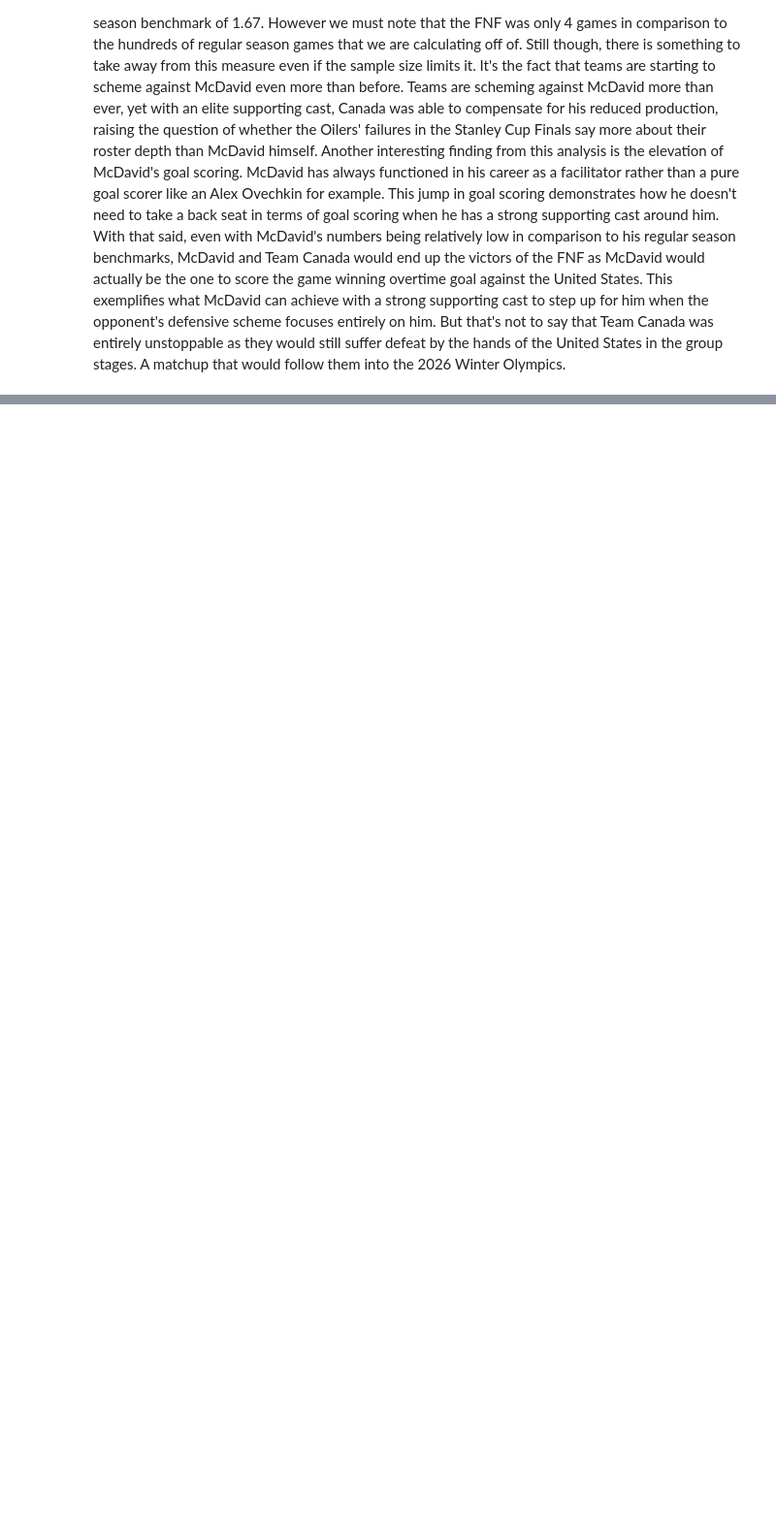
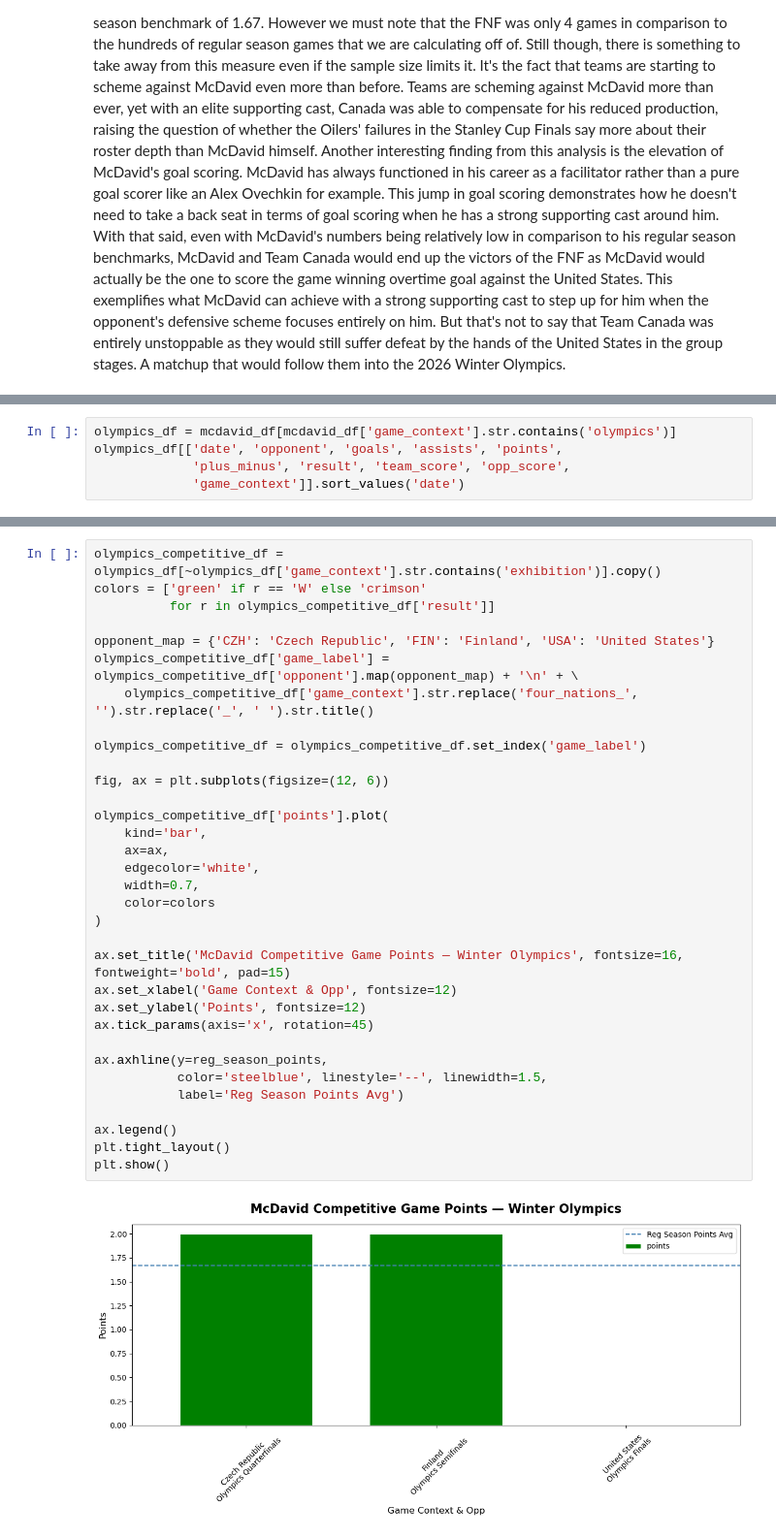
Before and after one commit to KylanHuynh7/Variance97, a Jupyter notebook: notebooks/01_data_loading_and_exploration.ipynb, the cells around one changed output, grey strips where cells are left out. Shown at 97% size. Saved outputs shown, nothing was run; the diff lists cells and outputs as text; blank space fills up the shorter version.

```diff
--- a/notebooks/01_data_loading_and_exploration.ipynb
+++ b/notebooks/01_data_loading_and_exploration.ipynb
@@ -403,0 +418,5 @@ Once again we utilized McDavid's regular season points average of 1.67 as a benc
+# %%
+olympics_df = mcdavid_df[mcdavid_df['game_context'].str.contains('olympics')]
+olympics_df[['date', 'opponent', 'goals', 'assists', 'points',
+             'plus_minus', 'result', 'team_score', 'opp_score',
+             'game_context']].sort_values('date')
@@ -403,0 +431,35 @@ Once again we utilized McDavid's regular season points average of 1.67 as a benc
+# %%
+olympics_competitive_df = olympics_df[~olympics_df['game_context'].str.contains('exhibition')].copy()
+colors = ['green' if r == 'W' else 'crimson'
+          for r in olympics_competitive_df['result']]
+
+opponent_map = {'CZH': 'Czech Republic', 'FIN': 'Finland', 'USA': 'United States'}
+olympics_competitive_df['game_label'] = olympics_competitive_df['opponent'].map(opponent_map) + '\n' + \
+    olympics_competitive_df['game_context'].str.replace('four_nations_', '').str.replace('_', ' ').str.title()
+
+olympics_competitive_df = olympics_competitive_df.set_index('game_label')
+
+fig, ax = plt.subplots(figsize=(12, 6))
+
+olympics_competitive_df['points'].plot(
+    kind='bar',
+    ax=ax,
+    edgecolor='white',
+    width=0.7,
+    color=colors
+)
+
+ax.set_title('McDavid Competitive Game Points — Winter Olympics', fontsize=16, fontweight='bold', pad=15)
+ax.set_xlabel('Game Context & Opp', fontsize=12)
+ax.set_ylabel('Points', fontsize=12)
+ax.tick_params(axis='x', rotation=45)
+
+ax.axhline(y=reg_season_points,
+           color='steelblue', linestyle='--', linewidth=1.5,
+           label='Reg Season Points Avg')
+
+ax.legend()
+plt.tight_layout()
+plt.show()
+# %% [output]
+[figure, added]
```
Also changed, not shown: parts of 9 cells of this notebook.
